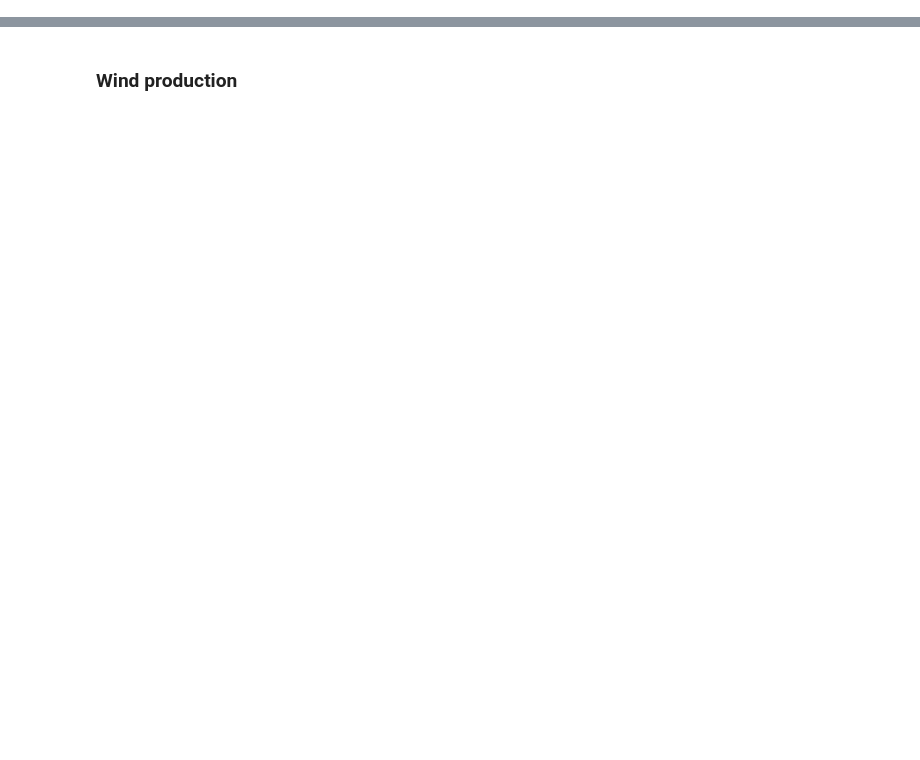
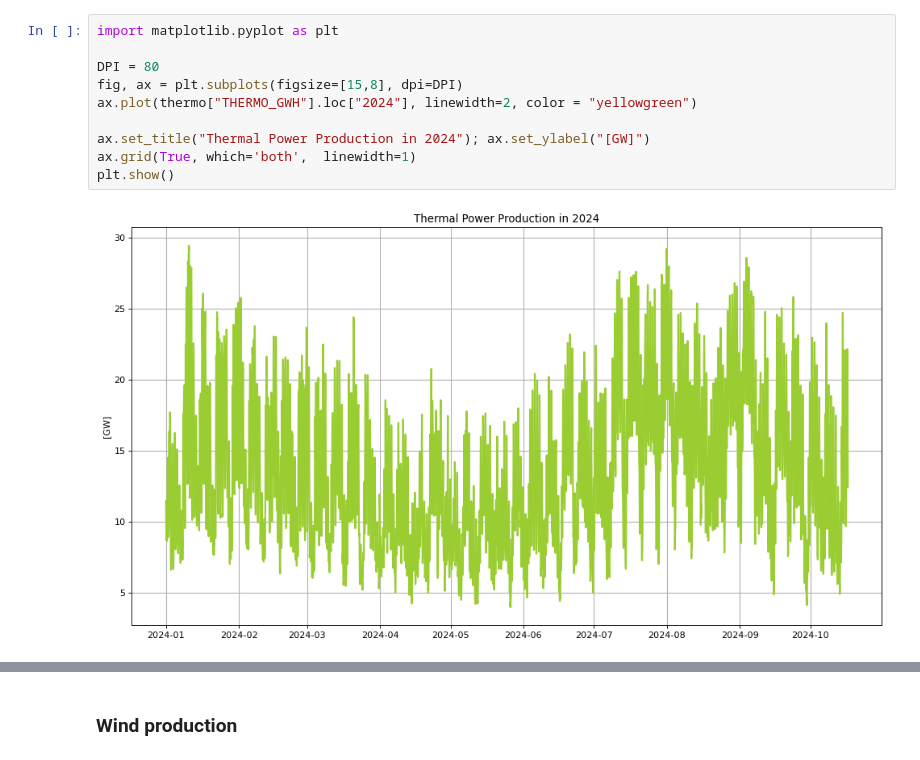
Before and after one commit to samueledelia/Italian-imbalance-forecasting, a Jupyter notebook: notebook/data_exploration/power_generation.ipynb, the cells around one changed output, grey strips where cells are left out. Drawn from its saved outputs; the diff is of its cells as text; blank space fills up the shorter version.

```diff
--- a/notebook/data_exploration/power_generation.ipynb
+++ b/notebook/data_exploration/power_generation.ipynb
@@ -82,0 +117,12 @@ geothermal = utils.filter_and_rename_energy_source(ren_energy, 'Geothermal', 'WI
+# %%
+import matplotlib.pyplot as plt
+
+DPI = 80
+fig, ax = plt.subplots(figsize=[15,8], dpi=DPI)
+ax.plot(thermo["THERMO_GWH"].loc["2024"], linewidth=2, color = "yellowgreen")
+
+ax.set_title("Thermal Power Production in 2024"); ax.set_ylabel("[GW]")
+ax.grid(True, which='both',  linewidth=1)
+plt.show()
+# %% [output]
+[figure, added]
```
Also changed, not shown: parts of 39 cells of this notebook, 6 other files.
